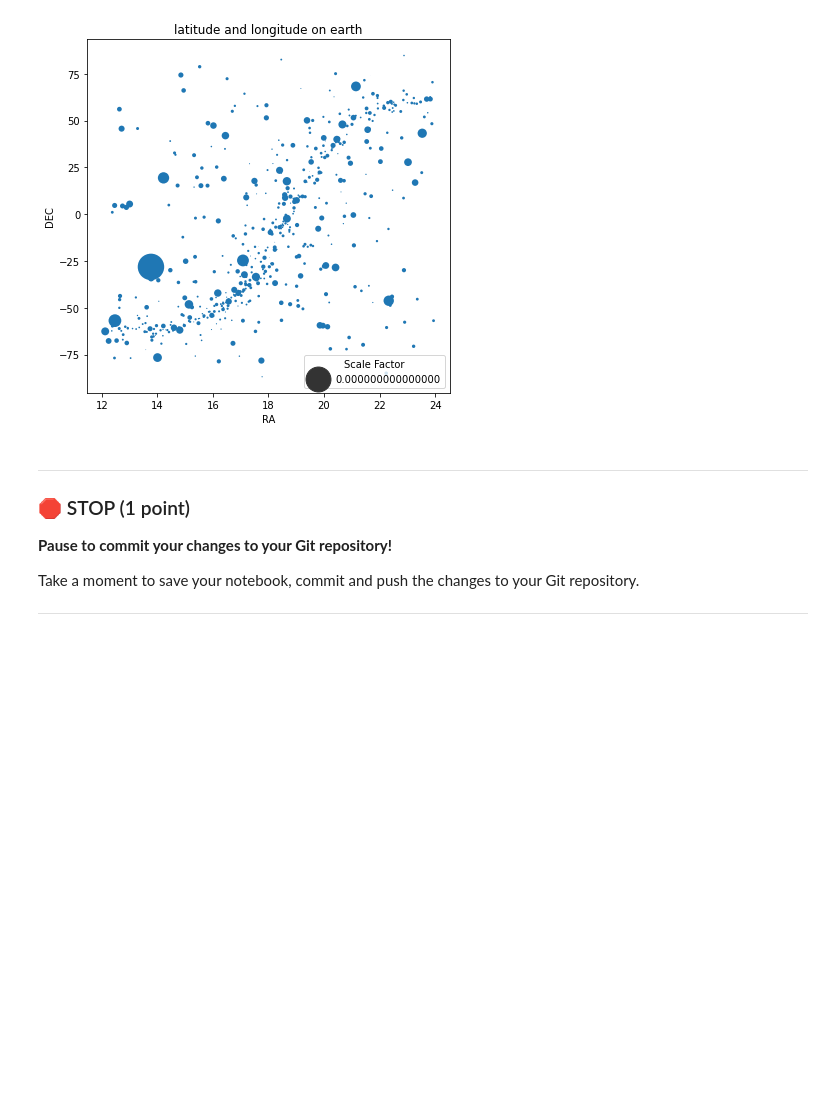
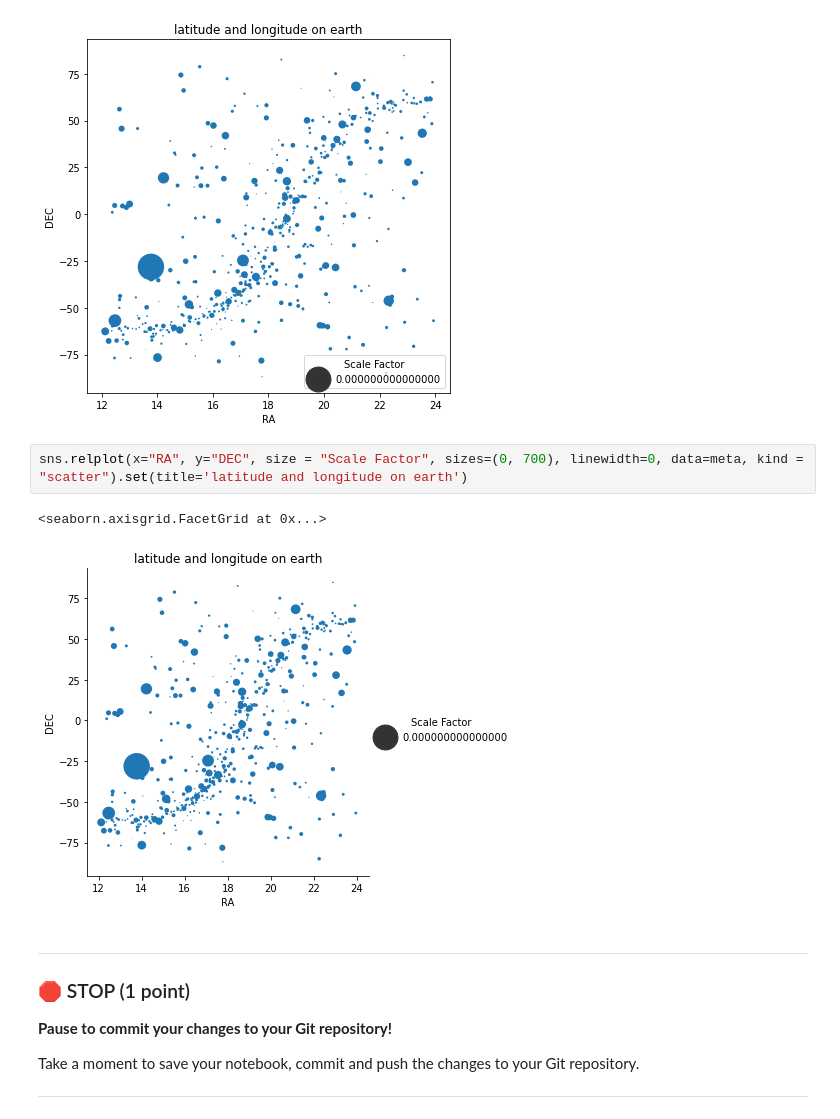
Before and after one commit to dcarmstron9/CMSE202-s23-turnin, a Jupyter notebook: midterm/CMSE202_midterm.ipynb, the cells around one changed output. Cells and saved outputs as stored; diff of their text form; blank space fills up the shorter version.

```diff
--- a/midterm/CMSE202_midterm.ipynb
+++ b/midterm/CMSE202_midterm.ipynb
@@ -103,6 +102,11 @@ sns.scatterplot(x="RA", y="DEC", size = "Scale Factor", sizes=(0, 700), linewidt
 # %% [output]
 [Text(0.5, 1.0, 'latitude and longitude on earth')]
 [figure]
+# %%
+sns.relplot(x="RA", y="DEC", size = "Scale Factor", sizes=(0, 700), linewidth=0, data=meta, kind = "scatter").set(title='latitude and longitude on earth')
+# %% [output]
+<seaborn.axisgrid.FacetGrid at 0x...>
+[figure, added]
 # %% [markdown]
 ---
 ### &#128721; STOP (1 point)
```
Also changed, not shown: parts of 17 cells of this notebook.
